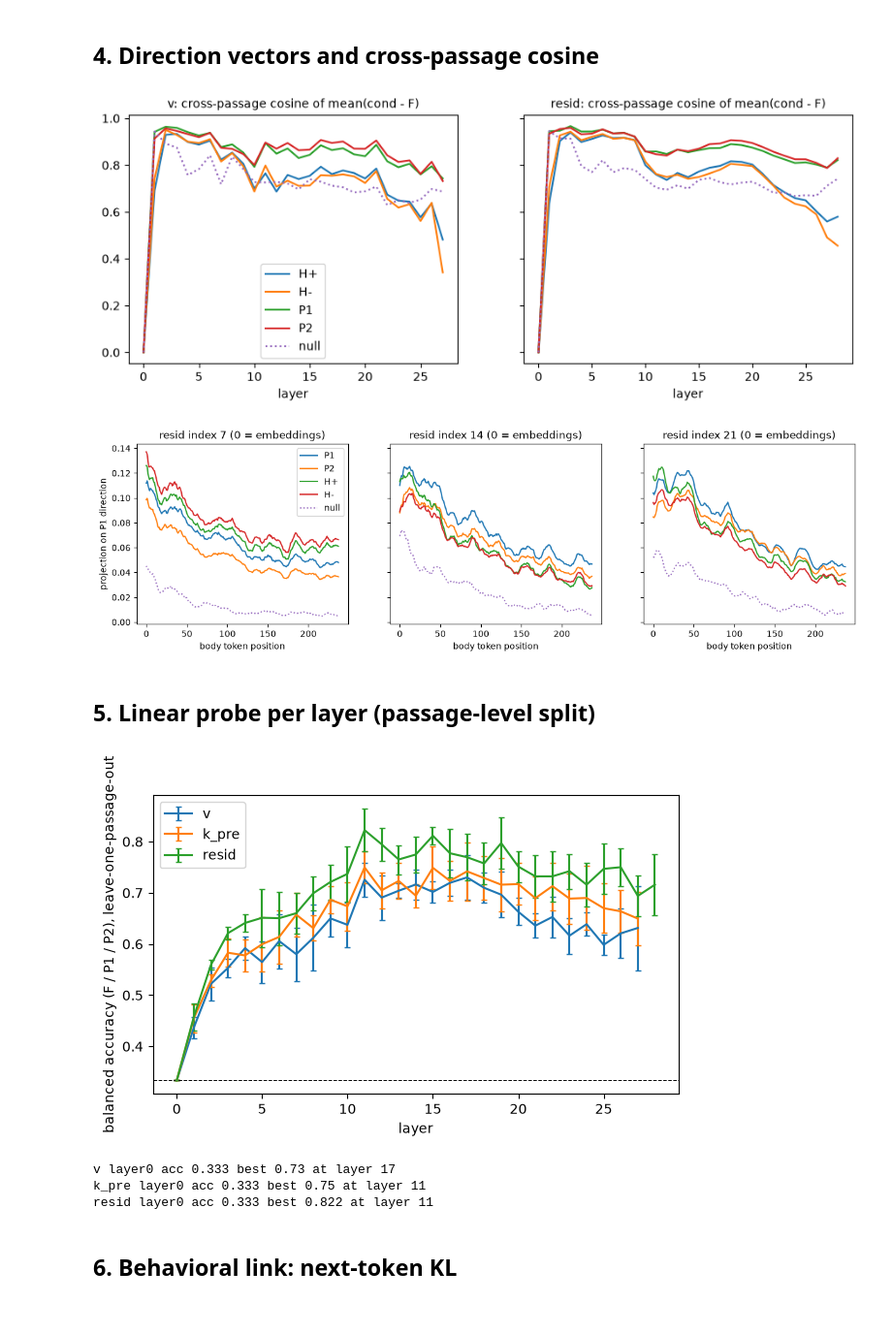
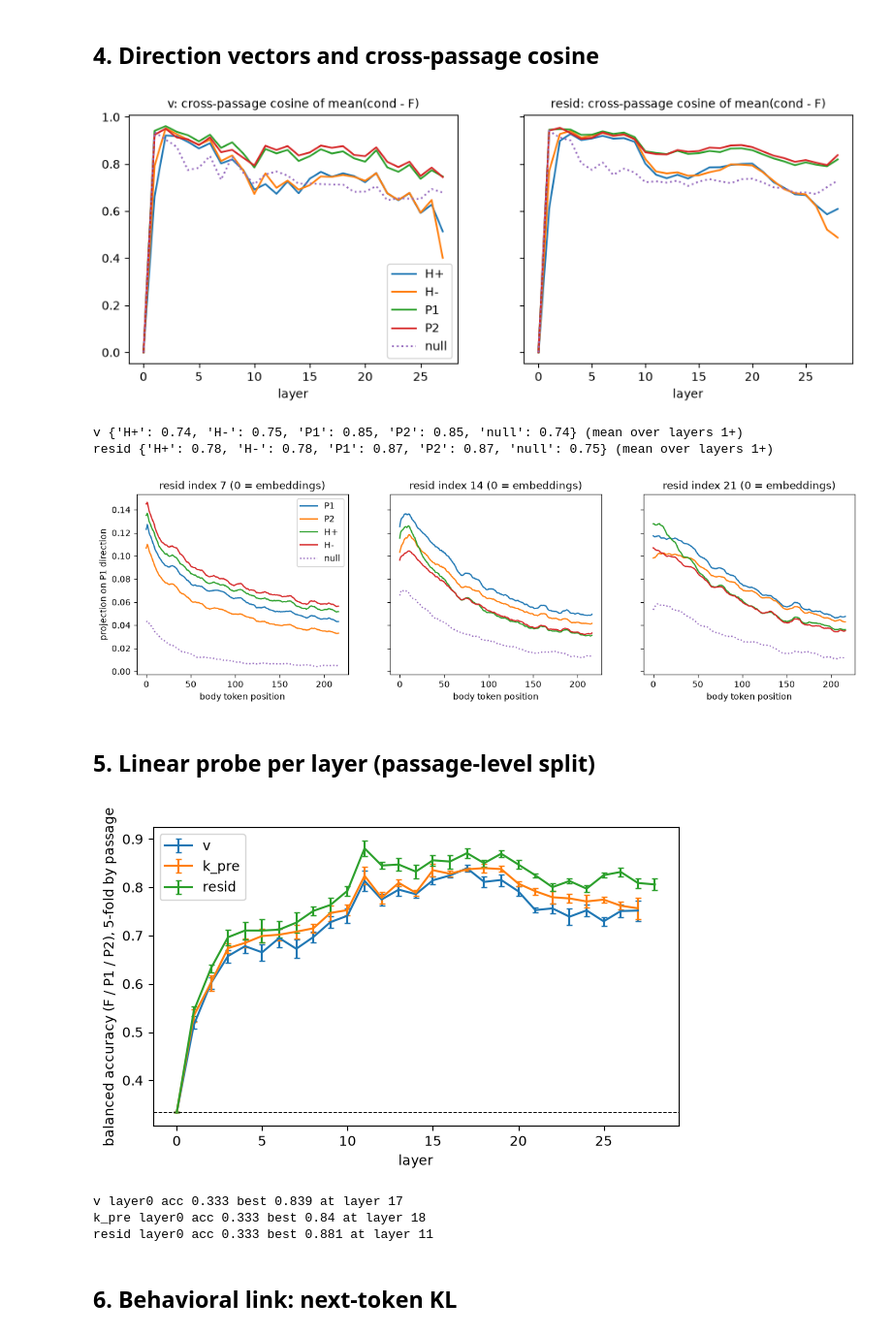
Before and after one commit to Doggy-Footprint/KVCache-manipulation, a Jupyter notebook: notebooks/exp1_priming.ipynb, the cells around one changed output. Shown at 97% size. Saved outputs shown, nothing was run; the diff lists cells and outputs as text; code cells hidden in the pictures.

```diff
--- a/notebooks/exp1_priming.ipynb
+++ b/notebooks/exp1_priming.ipynb
@@ -151,23 +172,8 @@ plt.show()
 # %% [markdown]
 ## 4. Direction vectors and cross-passage cosine
 # %%
-def mean_diff(pid, r, c, ref):
-    # per-layer mean over body tokens of (c - ref), flattened over heads: [L, features]
-    x = D[pid, c][r].float() - ref(pid, r)
-    x = x.transpose(1, 2).flatten(2) if r != 'resid' else x
-    return x.mean(dim=-2)
-
-
-def f_mean(pid, r):
-    return 0.5 * (D[pid, 'F1'][r].float() + D[pid, 'F2'][r].float())
-
-
-DIRS = {}
-for r in ('v', 'resid'):
-    for c in EFFECT:
-        DIRS[r, c] = torch.stack([mean_diff(pid, r, c, f_mean) for pid in PIDS])  # [P, L, F]
-    # Null direction: F1 - F2 has no semantic content, so its cross-passage cosine is the chance level.
-    DIRS[r, 'null'] = torch.stack([mean_diff(pid, r, 'F1', lambda p, rr: D[p, 'F2'][rr].float()) for pid in PIDS])
+DIRS = {(r, c): torch.stack([MD[pid, r, c] for pid in PIDS]) for r in ('v', 'resid') for c in (*EFFECT, 'null')}  # [P, L, F]
+# Null direction: F1 - F2 has no semantic content, so its cross-passage cosine is the chance level.
 
 
 def cross_cos(d):
@@ -187,21 +193,25 @@ for ax, r in zip(axes, ('v', 'resid')):
 axes[0].legend()
 fig.savefig(FIG / 'direction_cosine.png', dpi=130, bbox_inches='tight')
 plt.show()
+for r in ('v', 'resid'):
+    print(r, {c: round(float(cross_cos(DIRS[r, c])[1:].mean()), 2) for c in (*EFFECT, 'null')}, '(mean over layers 1+)')
 # %% [output]
-[figure, old version]
+[figure, new version]
+v {'H+': 0.74, 'H-': 0.75, 'P1': 0.85, 'P2': 0.85, 'null': 0.74} (mean over layers 1+)
+resid {'H+': 0.78, 'H-': 0.78, 'P1': 0.87, 'P2': 0.87, 'null': 0.75} (mean over layers 1+)
 # %%
 # Per-token projection on the leave-one-passage-out persona direction (resid space, in units of F1 mean norm).
-layers_show = [NL // 4, NL // 2, 3 * NL // 4]
 fig, axes = plt.subplots(1, 3, figsize=(15, 3.8), sharey=True)
-for ax, l in zip(axes, layers_show):
+for j, (ax, l) in enumerate(zip(axes, LAYERS_SHOW)):
     for c in ('P1', 'P2', 'H+', 'H-', 'null'):
         curves = []
         for i, pid in enumerate(PIDS):
             others = [k for k in range(len(PIDS)) if k != i]
             u = F.normalize(DIRS['resid', 'P1'][others, l].mean(0), dim=-1)
-            ref = D[pid, 'F2']['resid'][l].float() if c == 'null' else f_mean(pid, 'resid')[l]
-            src = D[pid, 'F1' if c == 'null' else c]['resid'][l].float()
-            curves.append(((src - ref) @ u) / scale_of(pid, 'resid')[l, 0])
+            R = {k: v[j].float() for k, v in RES[pid].items()}
+            ref = R['F2'] if c == 'null' else 0.5 * (R['F1'] + R['F2'])
+            src = R['F1' if c == 'null' else c]
+            curves.append(((src - ref) @ u) / RSCALE[pid][j])
         ax.plot(smooth(torch.stack(curves).mean(0).numpy()), label=c, ls=':' if c == 'null' else '-')
     ax.set_title(f'resid index {l} (0 = embeddings)')
     ax.set_xlabel('body token position')
@@ -210,7 +220,7 @@ axes[0].legend()
 fig.savefig(FIG / 'direction_projection.png', dpi=130, bbox_inches='tight')
 plt.show()
 # %% [output]
-[figure, old version]
+[figure, new version]
 # %% [markdown]
 ## 5. Linear probe per layer (passage-level split)
 # %%
@@ -219,55 +229,50 @@ import warnings
 from sklearn.exceptions import ConvergenceWarning
 from sklearn.linear_model import LogisticRegression
 from sklearn.metrics import balanced_accuracy_score
+from sklearn.model_selection import GroupKFold
 from sklearn.pipeline import make_pipeline
 from sklearn.preprocessing import StandardScaler
 
-LAB = {'F1': 0, 'F2': 0, 'P1': 1, 'P2': 2}
-STEP = 3
-
-
-def feats(pid, c, r, l):
-    x = D[pid, c][r][l].float()
-    return (x.transpose(0, 1).flatten(1) if r != 'resid' else x)[::STEP].numpy()
+NFOLD = min(5, len(PIDS))
 
 
 def probe_layer(r, l):
     X, y, g = [], [], []
     for pi, pid in enumerate(PIDS):
         for c, lab in LAB.items():
-            f = feats(pid, c, r, l)
+            f = PF[pid, c, r][l].float().numpy()
             X.append(f); y += [lab] * len(f); g += [pi] * len(f)
     X, y, g = np.concatenate(X), np.array(y), np.array(g)
     accs = []
-    for held in range(len(PIDS)):
+    for tr, te in GroupKFold(NFOLD).split(X, y, g):
         clf = make_pipeline(StandardScaler(), LogisticRegression(C=0.01, max_iter=300, class_weight='balanced'))
-        clf.fit(X[g != held], y[g != held])
-        accs.append(balanced_accuracy_score(y[g == held], clf.predict(X[g == held])))
+        clf.fit(X[tr], y[tr])
+        accs.append(balanced_accuracy_score(y[te], clf.predict(X[te])))
     return float(np.mean(accs)), float(np.std(accs))
 
 
 PROBE = {}
 with warnings.catch_warnings():
     warnings.simplefilter('ignore', ConvergenceWarning)
     for r in ('v', 'k_pre', 'resid'):
         PROBE[r] = np.array([probe_layer(r, l) for l in range(NL + (r == 'resid'))])
 
 fig, ax = plt.subplots(figsize=(7, 4))
 for r, a in PROBE.items():
     ax.errorbar(range(len(a)), a[:, 0], yerr=a[:, 1], label=r, capsize=2)
 ax.axhline(1 / 3, color='k', ls='--', lw=0.7)
 ax.set_xlabel('layer')
-ax.set_ylabel('balanced accuracy (F / P1 / P2), leave-one-passage-out')
+ax.set_ylabel(f'balanced accuracy (F / P1 / P2), {NFOLD}-fold by passage')
 ax.legend()
 fig.savefig(FIG / 'probe.png', dpi=130, bbox_inches='tight')
 plt.show()
 for r, a in PROBE.items():
     print(r, 'layer0 acc', round(a[0, 0], 3), 'best', round(a[:, 0].max(), 3), 'at layer', int(a[:, 0].argmax()))
 # %% [output]
-[figure, old version]
+[figure, new version]
-v layer0 acc 0.333 best 0.73 at layer 17
-k_pre layer0 acc 0.333 best 0.75 at layer 11
-resid layer0 acc 0.333 best 0.822 at layer 11
+v layer0 acc 0.333 best 0.839 at layer 17
+k_pre layer0 acc 0.333 best 0.84 at layer 18
+resid layer0 acc 0.333 best 0.881 at layer 11
 # %% [markdown]
 ## 6. Behavioral link: next-token KL
 # %%
```
Also changed, not shown: parts of 9 cells of this notebook, 18 other files.
